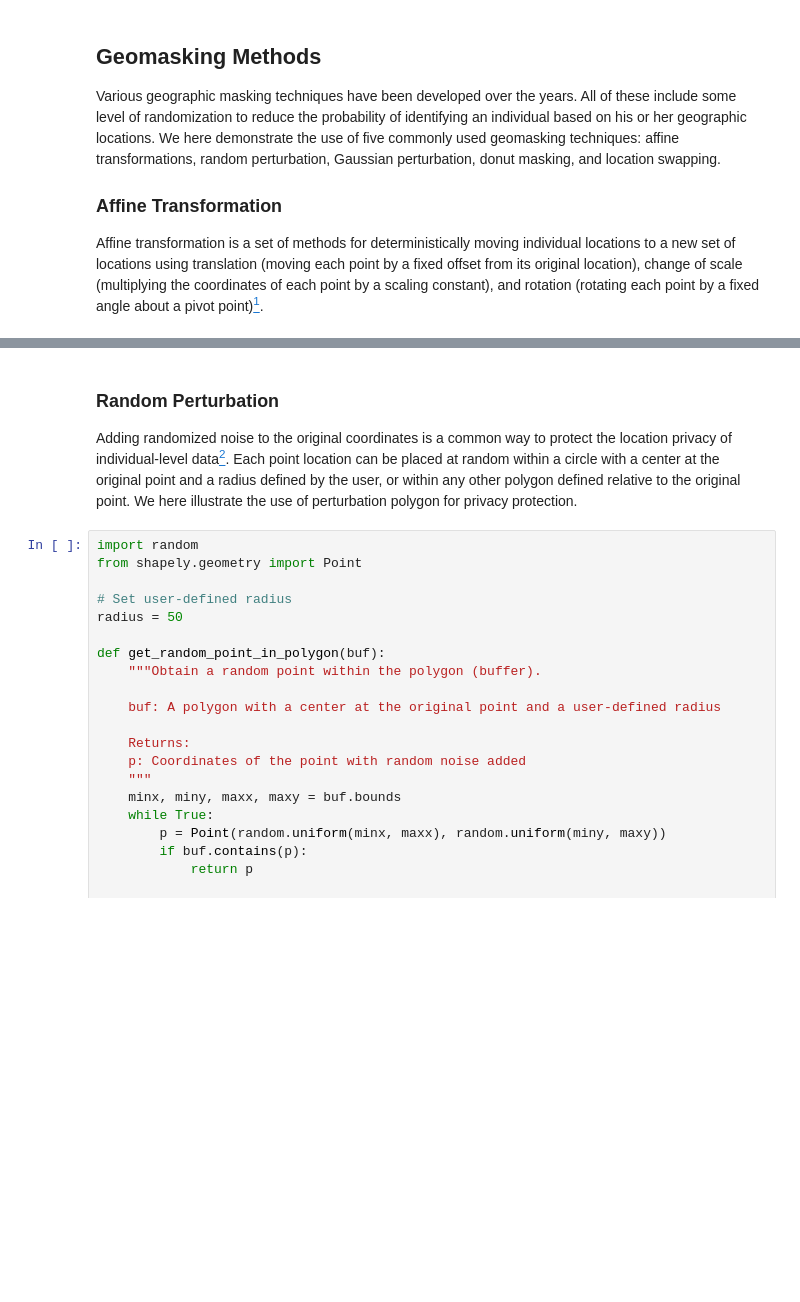
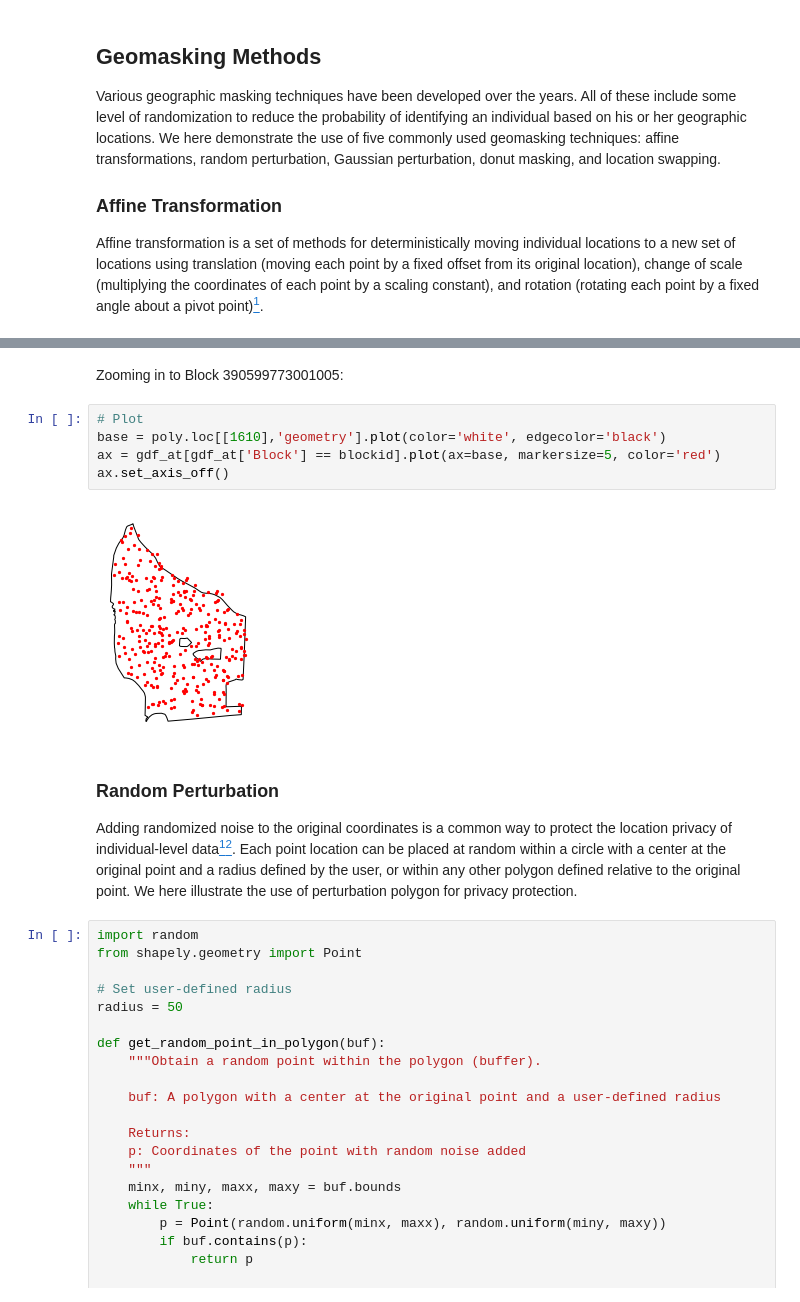
Before and after one commit to linyuehzzz/ucgis-iguide-geoprivacy, a Jupyter notebook: geomasking2.ipynb, the cells around one changed output, grey strips where cells are left out. Saved outputs shown, nothing was run; the diff lists cells and outputs as text; blank space fills up the shorter version.

```diff
--- a/geomasking2.ipynb
+++ b/geomasking2.ipynb
@@ -102,7 +96,16 @@ gdf_at
+# %% [markdown]
+Zooming in to Block 390599773001005:
+# %%
+# Plot
+base = poly.loc[[1610],'geometry'].plot(color='white', edgecolor='black')
+ax = gdf_at[gdf_at['Block'] == blockid].plot(ax=base, markersize=5, color='red')
+ax.set_axis_off()
+# %% [output]
+[figure, added]
 # %% [markdown]
 <a id='geomasking2'></a>
 ### Random Perturbation
-Adding randomized noise to the original coordinates is a common way to protect the location privacy of individual-level data[<sup>2</sup>](#fn2). Each point location can be placed at random within a circle with a center at the original point and a radius defined by the user, or within any other polygon defined relative to the original point. We here illustrate the use of perturbation polygon for privacy protection.
+Adding randomized noise to the original coordinates is a common way to protect the location privacy of individual-level data[<sup>1</sup>](#fn1)[<sup>2</sup>](#fn2). Each point location can be placed at random within a circle with a center at the original point and a radius defined by the user, or within any other polygon defined relative to the original point. We here illustrate the use of perturbation polygon for privacy protection.
 # %%
 import random
 from shapely.geometry import Point
```
Also changed, not shown: parts of 1 cell of this notebook.
